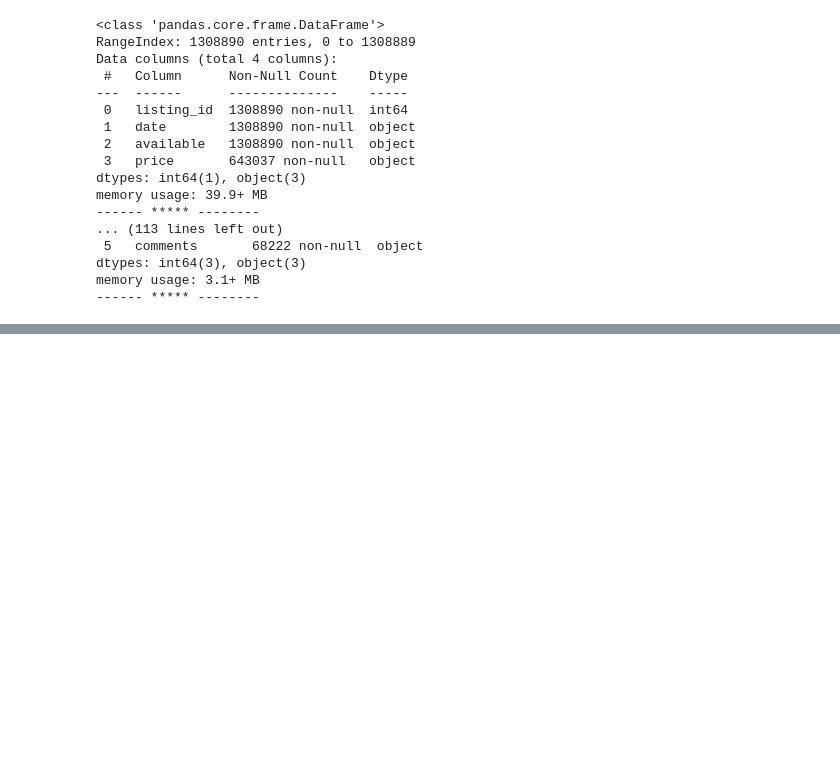
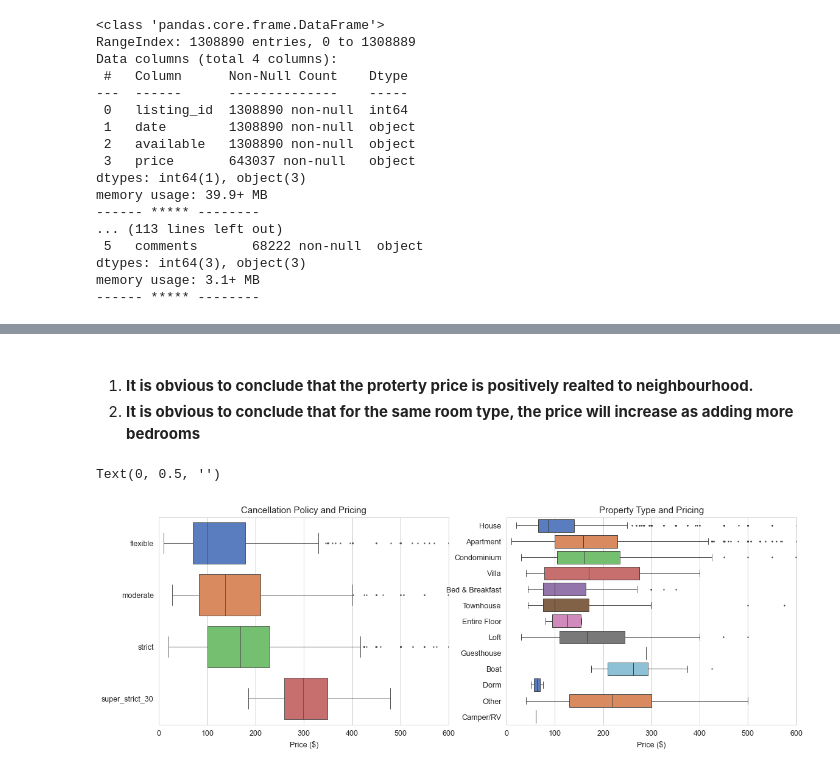
Before and after one commit to williswangy/data_science_project1_housing_predict, a Jupyter notebook: boston_housing.ipynb, the cells around one changed output, grey strips where cells are left out. Saved outputs shown, nothing was run; the diff lists cells and outputs as text; code cells hidden in the pictures; blank space fills up the shorter version.

```diff
--- a/boston_housing.ipynb
+++ b/boston_housing.ipynb
@@ -85,0 +315,26 @@ cat_df.shape[1]
+# %% [markdown]
+####
+1. **It is obvious to conclude that the proterty price is positively realted to neighbourhood.**
+2. **It is obvious to conclude that for the same room type, the price will increase as adding more bedrooms**
+# %%
+fig, axs = plt.subplots(1, 2, figsize=(15, 5), dpi=90)
+sns.set_style(style="whitegrid")
+
+# Cancellation Policy
+sns.boxplot(x='price', y='cancellation_policy', fliersize=1, linewidth=0.75,
+            data=price_dataset, palette='muted', ax=axs[0],
+            order=['flexible', 'moderate', 'strict', 'super_strict_30'])
+axs[0].set_xlim(0, 600)
+axs[0].set_title('Cancellation Policy and Pricing')
+axs[0].set_xlabel('Price ($)')
+axs[0].set_ylabel('')
+#calendar
+sns.boxplot(x='price', y='property_type', fliersize=1, linewidth=0.75,
+            data=price_dataset, palette='muted', ax=axs[ 1])
+axs[ 1].set_xlim(0, 600)
+axs[ 1].set_title('Property Type and Pricing')
+axs[ 1].set_xlabel('Price ($)')
+axs[ 1].set_ylabel('')
+# %% [output]
+Text(0, 0.5, '')
+[figure, added]
```
Also changed, not shown: parts of 37 cells of this notebook.
